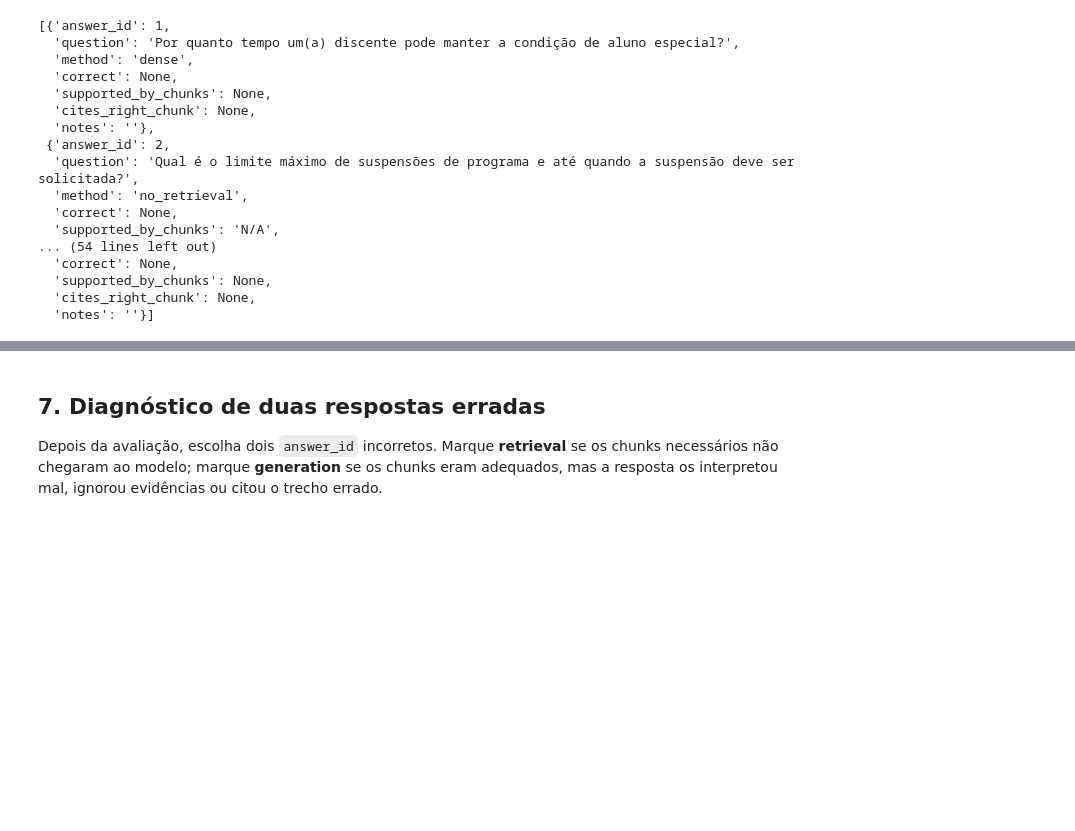
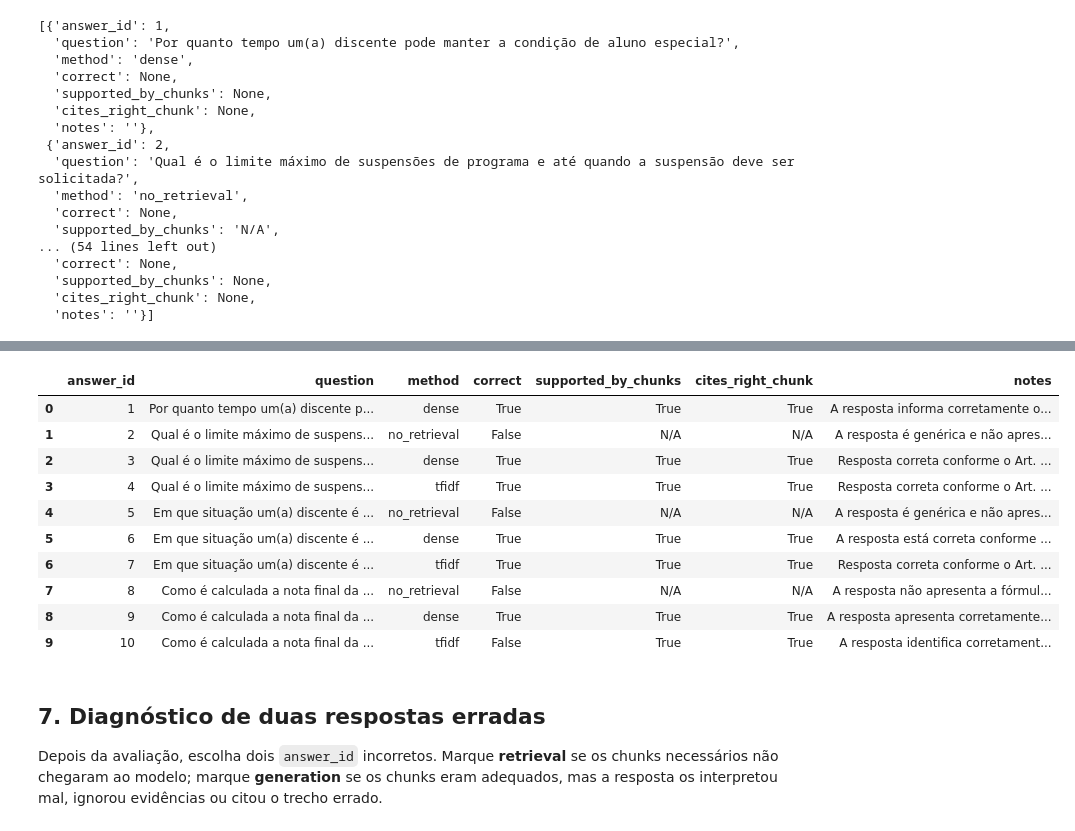
Before and after one commit to JoaoV2405/rag-practice, a Jupyter notebook: rag.ipynb, the cells around one changed output, grey strips where cells are left out. Saved outputs shown, nothing was run; the diff lists cells and outputs as text; code cells hidden in the pictures; blank space fills up the shorter version.

Commit message:
docs: add manual RAG evaluation and failure analysis

```diff
--- a/rag.ipynb
+++ b/rag.ipynb
@@ -201,0 +423,19 @@ evaluation_sheet
+# %%
+# Avaliação 8 - Seleção para monitoria (Sem Retrieval)
+
+evaluation_sheet[7].update({
+    "correct": False,
+    "supported_by_chunks": "N/A",
+    "cites_right_chunk": "N/A",
+    "notes": (
+        "A resposta não apresenta a fórmula específica do "
+        "regulamento da UFRPE. O modelo fornece um exemplo "
+        "genérico de média ponderada com pesos 40%, 30% e 30%, "
+        "enquanto a nota final da seleção para monitoria "
+        "corresponde à média aritmética das notas da banca "
+        "examinadora, média de conclusão (MC) e nota do "
+        "estudante no componente curricular (NE)."
+    )
+})
+evaluation_sheet[7]
+# Visualizar avaliações atualizadas
@@ -201,0 +479,22 @@ evaluation_sheet
+# %%
+# Avaliação 10 - Seleção para Monitoria (TF-IDF)
+
+evaluation_sheet[9].update({
+    "correct": False,
+    "supported_by_chunks": True,
+    "cites_right_chunk": True,
+    "notes": (
+        "A resposta identifica corretamente os três componentes "
+        "da nota final: nota da banca examinadora, média de "
+        "conclusão (MC) e nota no componente curricular (NE). "
+        "Entretanto, não informa explicitamente que a nota "
+        "final é a média aritmética simples desses valores, "
+        "deixando incompleto o cálculo solicitado. "
+        "O TF-IDF recuperou o documento 26_monitoria, "
+        "página 2, trecho 0, e a resposta cita corretamente "
+        "a fonte utilizada. Classificada como incompleta "
+        "pelo critério de correção estrito."
+    )
+})
+evaluation_sheet[9]
+# Exibir a tabela completa
@@ -202,3 +509,19 @@ evaluation_sheet
+# %%
+import pandas as pd
+
+pd.DataFrame(evaluation_sheet)
+# %% [output]
+|  | answer_id | question | method | correct | supported_by_chunks | cites_right_chunk | notes |
+| 0 | 1 | Por quanto tempo um(a) discente p... | dense | True | True | True | A resposta informa corretamente o... |
+| 1 | 2 | Qual é o limite máximo de suspens... | no_retrieval | False | N/A | N/A | A resposta é genérica e não apres... |
+| 2 | 3 | Qual é o limite máximo de suspens... | dense | True | True | True | Resposta correta conforme o Art. ... |
+| 3 | 4 | Qual é o limite máximo de suspens... | tfidf | True | True | True | Resposta correta conforme o Art. ... |
+| 4 | 5 | Em que situação um(a) discente é ... | no_retrieval | False | N/A | N/A | A resposta é genérica e não apres... |
+| 5 | 6 | Em que situação um(a) discente é ... | dense | True | True | True | A resposta está correta conforme ... |
+| 6 | 7 | Em que situação um(a) discente é ... | tfidf | True | True | True | Resposta correta conforme o Art. ... |
+| 7 | 8 | Como é calculada a nota final da ... | no_retrieval | False | N/A | N/A | A resposta não apresenta a fórmul... |
+| 8 | 9 | Como é calculada a nota final da ... | dense | True | True | True | A resposta apresenta corretamente... |
+| 9 | 10 | Como é calculada a nota final da ... | tfidf | False | True | True | A resposta identifica corretament... |
 # %% [markdown]
 ## 7. Diagnóstico de duas respostas erradas
 
```
Also changed, not shown: parts of 12 cells of this notebook.
